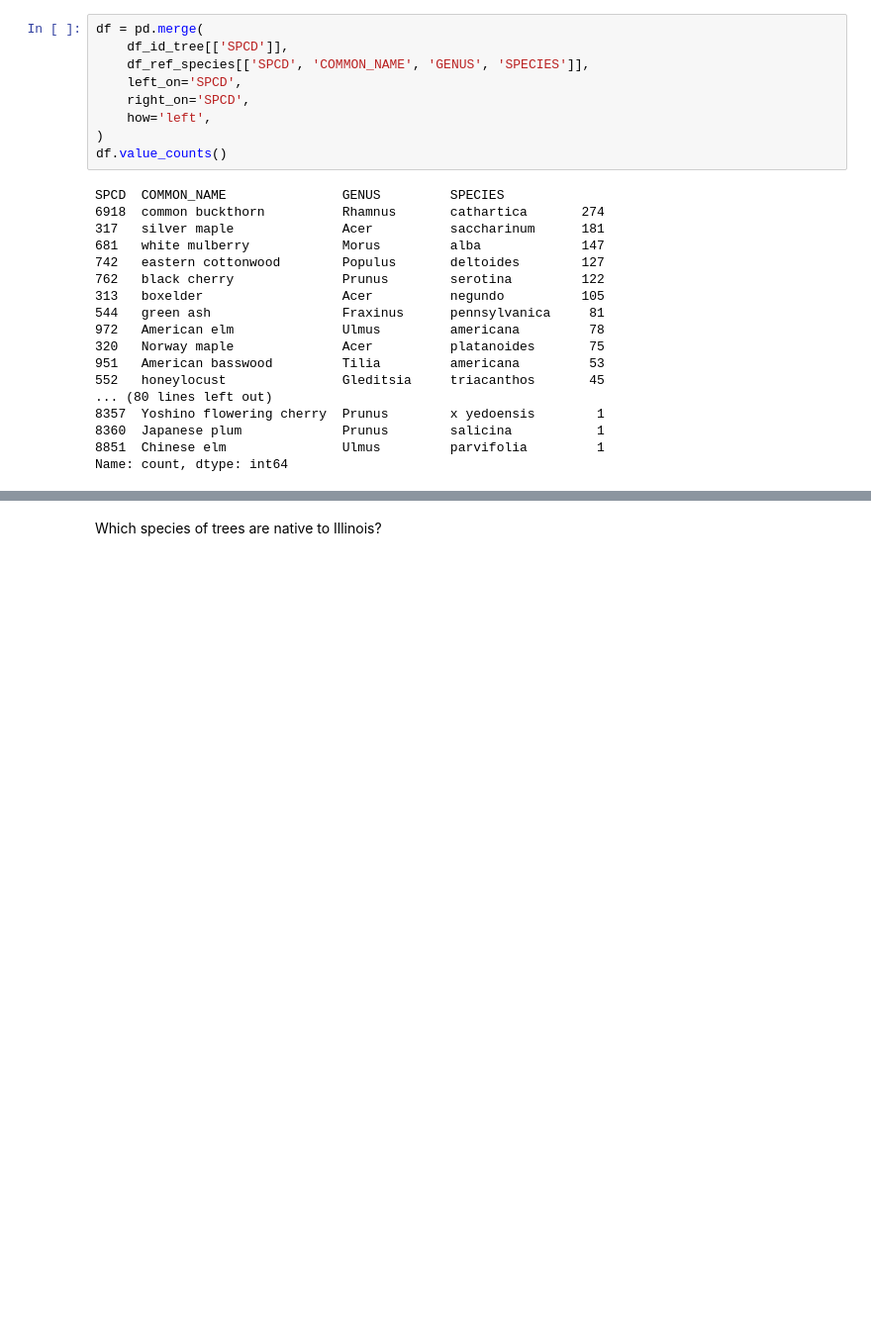
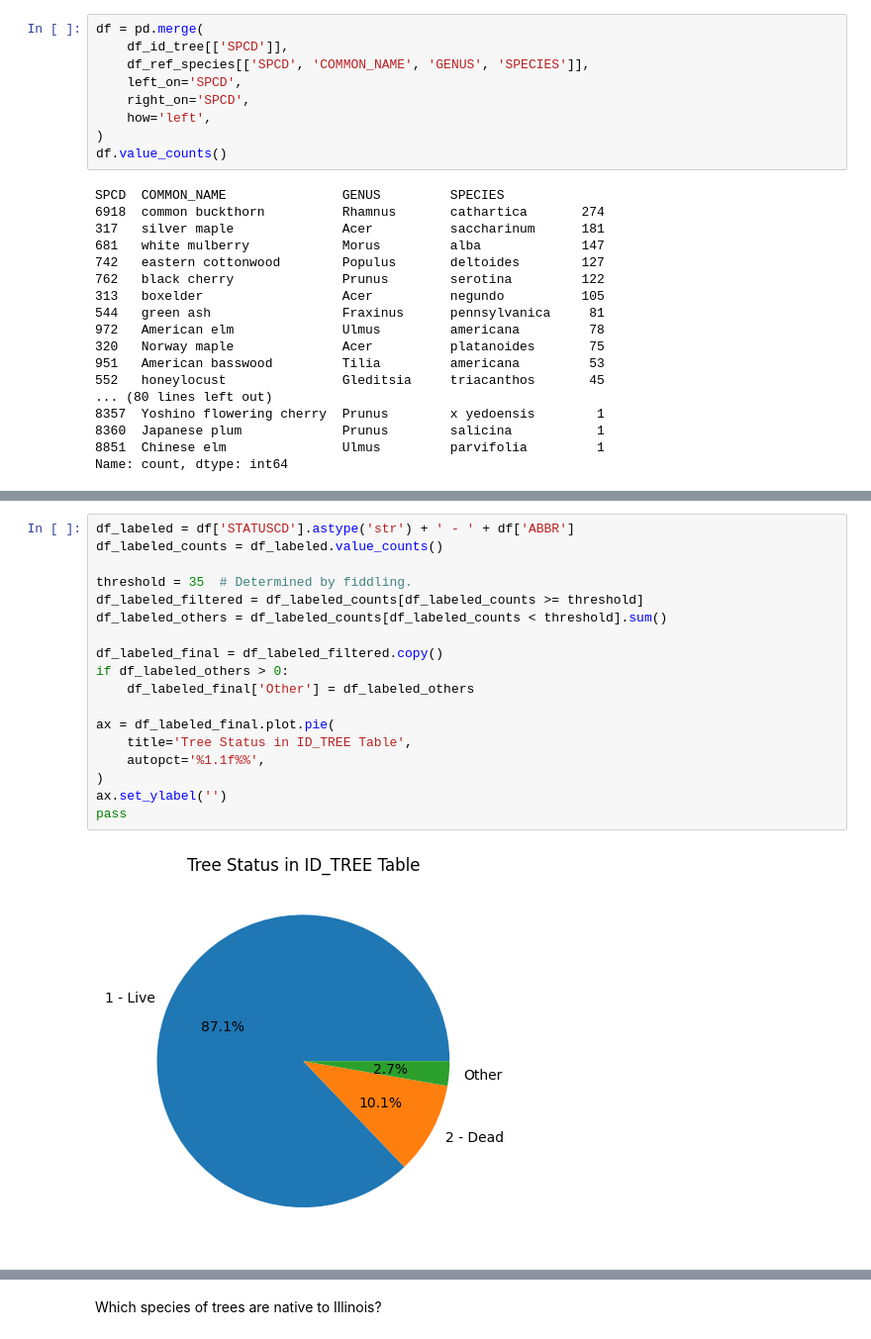
Before and after one commit to fractalate/data-trees, a Jupyter notebook: explore_chicago_il.ipynb, the cells around one changed output, grey strips where cells are left out. Shown: that part at 99% size. Cells and saved outputs as stored; diff of their text form; blank space fills up the shorter version.

```diff
--- a/explore_chicago_il.ipynb
+++ b/explore_chicago_il.ipynb
@@ -78,0 +121,20 @@ Name: count, dtype: int64
+# %%
+df_labeled = df['STATUSCD'].astype('str') + ' - ' + df['ABBR']
+df_labeled_counts = df_labeled.value_counts()
+
+threshold = 35  # Determined by fiddling.
+df_labeled_filtered = df_labeled_counts[df_labeled_counts >= threshold]
+df_labeled_others = df_labeled_counts[df_labeled_counts < threshold].sum()
+
+df_labeled_final = df_labeled_filtered.copy()
+if df_labeled_others > 0:
+    df_labeled_final['Other'] = df_labeled_others
+
+ax = df_labeled_final.plot.pie(
+    title='Tree Status in ID_TREE Table',
+    autopct='%1.1f%%',
+)
+ax.set_ylabel('')
+pass
+# %% [output]
+[figure, added]
```
Also changed, not shown: parts of 16 cells of this notebook.
